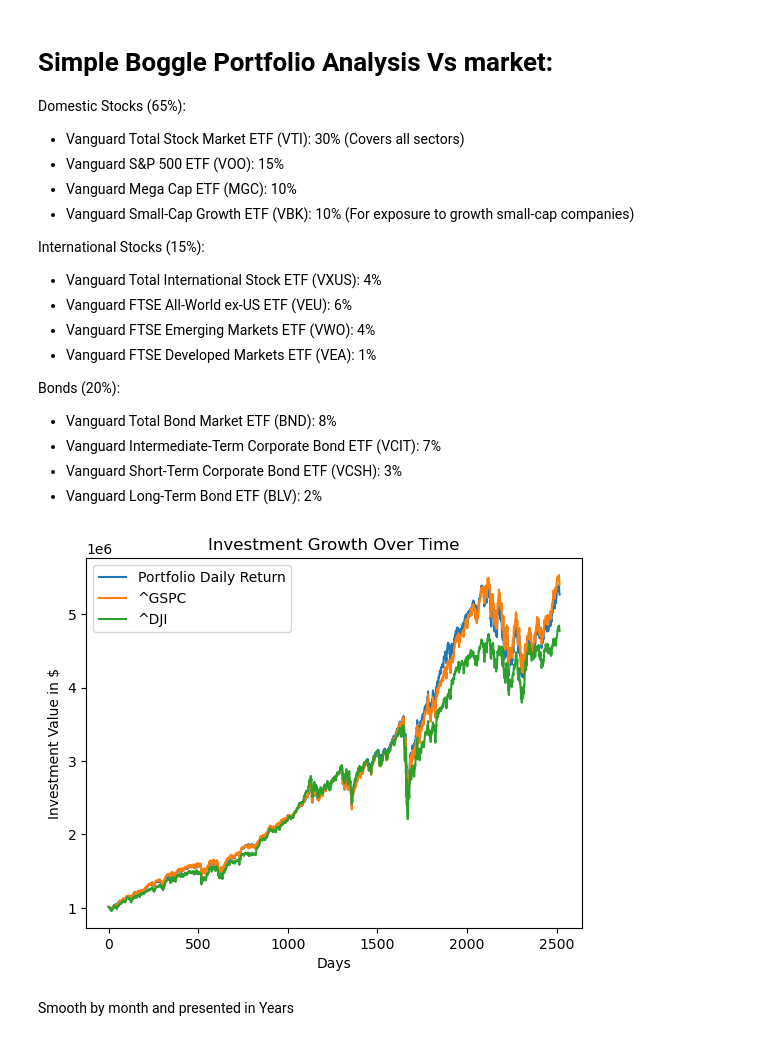
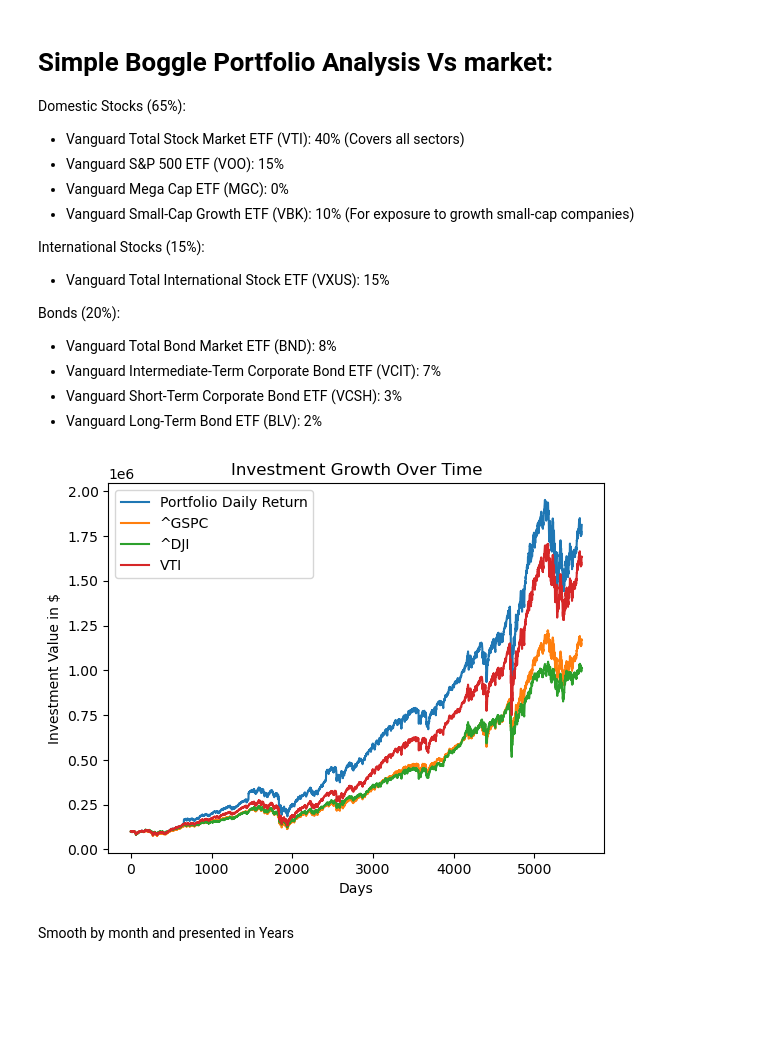
Before and after one commit to NguyenVu06/personal-finance, a Jupyter notebook: portfolio_analysis.ipynb, the cells around one changed output. Drawn from its saved outputs; the diff is of its cells as text; code cells hidden in the pictures; blank space fills up the shorter version.

```diff
--- a/portfolio_analysis.ipynb
+++ b/portfolio_analysis.ipynb
@@ -3,17 +3,14 @@
 
 Domestic Stocks (65%):
 
-* Vanguard Total Stock Market ETF (VTI): 30% (Covers all sectors)
+* Vanguard Total Stock Market ETF (VTI): 40% (Covers all sectors)
 * Vanguard S&P 500 ETF (VOO): 15%
-* Vanguard Mega Cap ETF (MGC): 10%
+* Vanguard Mega Cap ETF (MGC): 0%
 * Vanguard Small-Cap Growth ETF (VBK): 10% (For exposure to growth small-cap companies)
 
 International Stocks (15%):
 
-* Vanguard Total International Stock ETF (VXUS): 4%
-* Vanguard FTSE All-World ex-US ETF (VEU): 6%
-* Vanguard FTSE Emerging Markets ETF (VWO): 4%
-* Vanguard FTSE Developed Markets ETF (VEA): 1%
+* Vanguard Total International Stock ETF (VXUS): 15%
 
 Bonds (20%):
 
@@ -28,29 +25,29 @@ import matplotlib.pyplot as plt
 
 # Define the portfolio and the stocks for comparison
 portfolio_1 = {
-    'VTI': 0.30,
-    'VOO': 0.15,
-    'MGC': 0.1,
+    'VTI': 0.65,
+    # 'VOO': 0.55,
+    # 'MGC': 0.0,
     'VBK': 0.1,
-    'VXUS': 0.04,
-    'VEU': 0.06,
-    'VWO': 0.04,
-    'VEA': 0.01,
-    'BND': 0.08,
-    'VCIT': 0.07,
-    'VCSH': 0.03,
-    'BLV': 0.02,
+    'VXUS': 0.15,
+
+    'BND': 0.10,
+    # 'VCIT': 0.07,
+    # 'VCSH': 0.03,
+    # 'BLV': 0.02,
 }
 assert sum(portfolio_1.values()) == 1, "The portfolio weights should sum up to 1"
 stocks = {
     '^GSPC': 1, # S&P 500 Index
     '^DJI': 1,   # Dow Jones Industrial Average
     # 'AMGN': 1,   # Amgen
+    # 'VNQ': 1,   # Vanguard Real Estate Index Fund ETF Shares
+    'VTI': 1,     # Vanguard Total World Stock Index Fund ETF Shares
 }
 
-period = "10y"
-Initial_Investment=1012000
-Monthly_Investment=13000
+period = "max"
+Initial_Investment=100_000
+Monthly_Investment= 1000
 
 # Fetch data for portfolio
 portfolio_data = pd.DataFrame()
@@ -69,34 +66,34 @@ portfolio_data['Portfolio Daily Return'] = portfolio_data.sum(axis=1).pct_change
 
 # Calculate daily return for market indices
 market_data = market_data.pct_change()
 
 # Combine the portfolio with market data
 combined_data = pd.concat([portfolio_data['Portfolio Daily Return'], market_data], axis=1).dropna()
 
 # Function to compute cumulative returns
 def compute_investment(daily_returns, initial_investment=Initial_Investment, monthly_investment=Monthly_Investment):
     investment = [initial_investment]
     for i, daily_return in enumerate(daily_returns):
         # Apply monthly investment
         if (i + 1) % 20 == 0:
             investment[-1] += monthly_investment
         # Compute new investment value
         investment.append(investment[-1] * (1 + daily_return))
     return investment
 
 # Compute cumulative investment for portfolio and market indices
 investment_values = {col: compute_investment(combined_data[col]) for col in combined_data.columns}
 
 # Plot the investment growth
 for label, values in investment_values.items():
     plt.plot(values, label=label)
 plt.legend()
 plt.title("Investment Growth Over Time")
 plt.xlabel("Days")
 plt.ylabel("Investment Value in $")
 plt.show()
 # %% [output]
-[figure, old version]
+[figure, new version]
 # %% [markdown]
 Smooth by month and presented in Years
 # %%
```
Also changed, not shown: parts of 2 cells of this notebook, 1 other file.
